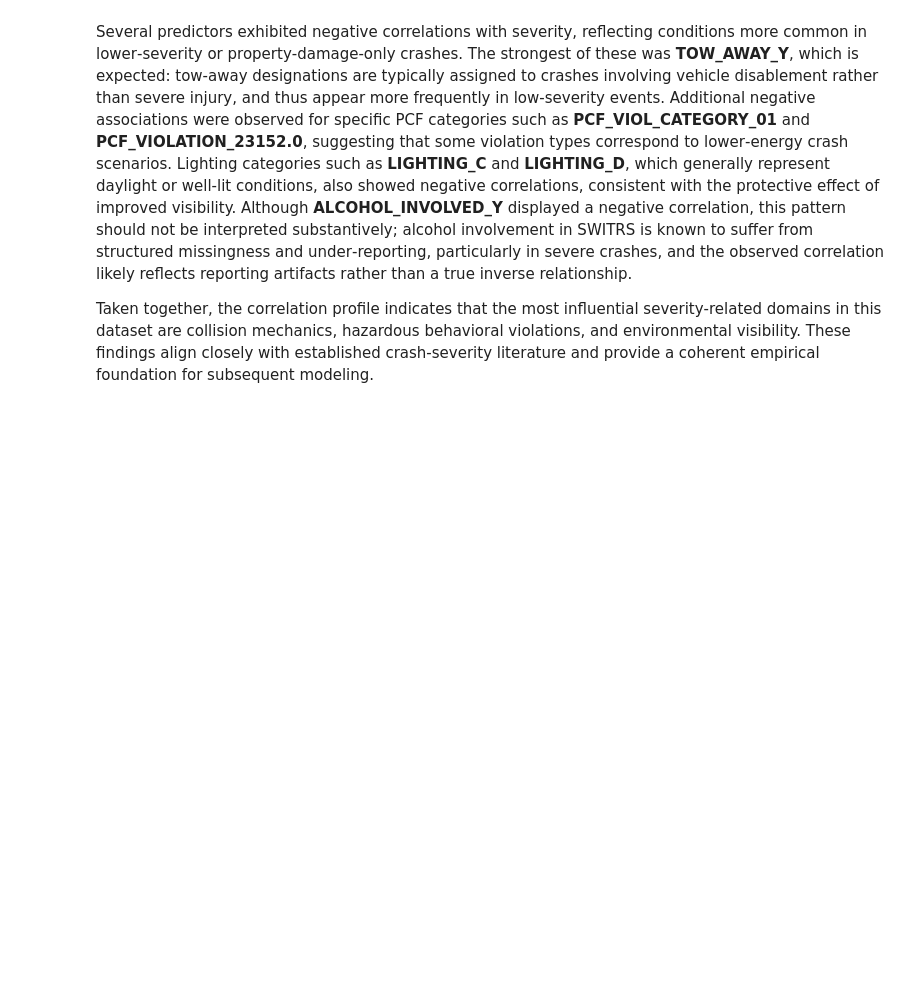
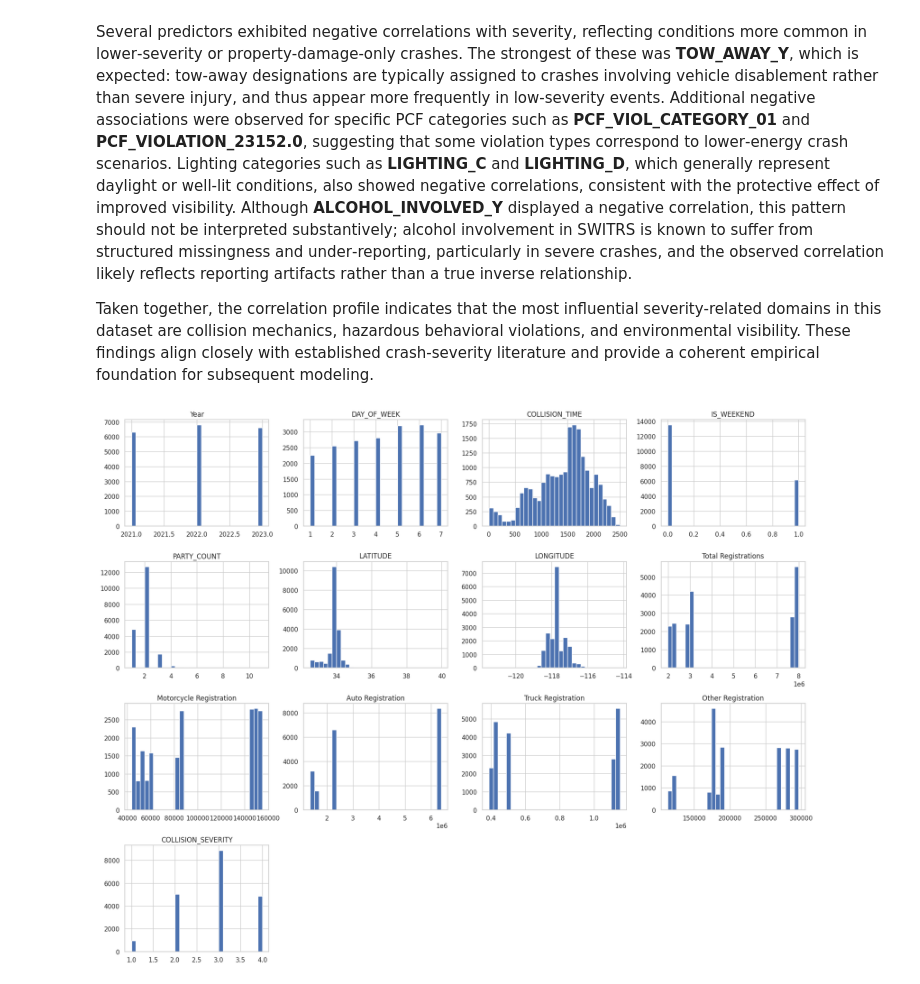
Before and after one commit to jeremiahsnipes/motorcycle_risk_project, a Jupyter notebook: SouthernCA_Analysis&Models.ipynb, the cells around one changed output. Cells and saved outputs as stored; diff of their text form; code cells hidden in the pictures; blank space fills up the shorter version.

```diff
--- a/SouthernCA_Analysis&Models.ipynb
+++ b/SouthernCA_Analysis&Models.ipynb
@@ -464,3 +464,20 @@ The correlation structure produced reflects a coherent pattern of severity‑rel
 Several predictors exhibited negative correlations with severity, reflecting conditions more common in lower‑severity or property‑damage‑only crashes. The strongest of these was **TOW_AWAY_Y**, which is expected: tow‑away designations are typically assigned to crashes involving vehicle disablement rather than severe injury, and thus appear more frequently in low‑severity events. Additional negative associations were observed for specific PCF categories such as **PCF_VIOL_CATEGORY_01** and **PCF_VIOLATION_23152.0**, suggesting that some violation types correspond to lower‑energy crash scenarios. Lighting categories such as **LIGHTING_C** and **LIGHTING_D**, which generally represent daylight or well‑lit conditions, also showed negative correlations, consistent with the protective effect of improved visibility. Although **ALCOHOL_INVOLVED_Y** displayed a negative correlation, this pattern should not be interpreted substantively; alcohol involvement in SWITRS is known to suffer from structured missingness and under‑reporting, particularly in severe crashes, and the observed correlation likely reflects reporting artifacts rather than a true inverse relationship.
 
 Taken together, the correlation profile indicates that the most influential severity‑related domains in this dataset are collision mechanics, hazardous behavioral violations, and environmental visibility. These findings align closely with established crash‑severity literature and provide a coherent empirical foundation for subsequent modeling.
+# %%
+# EDA
+
+import matplotlib.pyplot as plt
+import seaborn as sns
+
+sns.set(style="whitegrid", context="notebook")
+# %%
+# Histogram + KDE
+
+numeric_cols = df_encoded.select_dtypes(include=['int64','float64']).columns
+
+df_encoded[numeric_cols].hist(figsize=(18, 14), bins=30)
+plt.tight_layout()
+plt.show()
+# %% [output]
+[figure, added]
```
Also changed, not shown: parts of 15 cells of this notebook.
